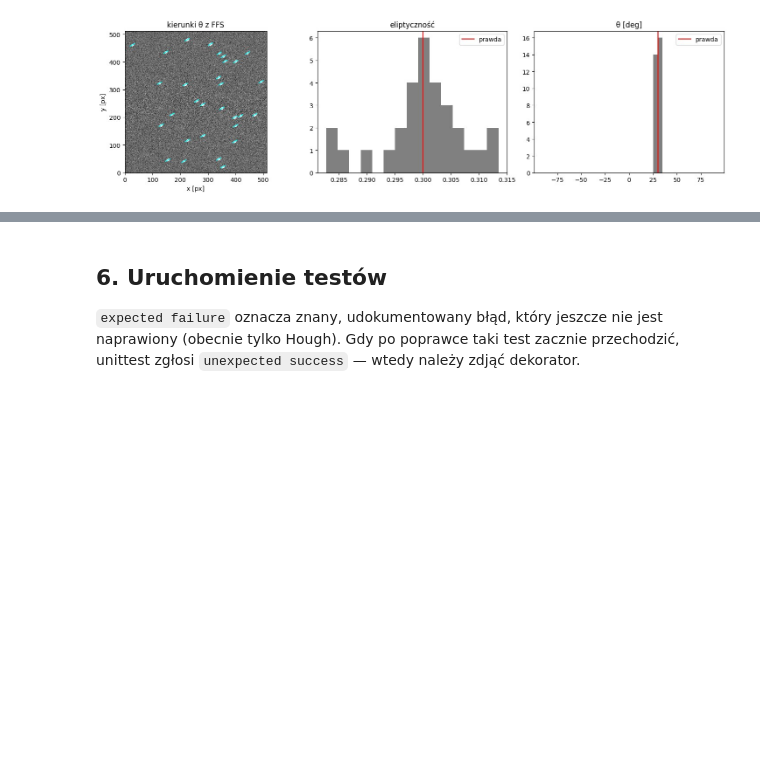
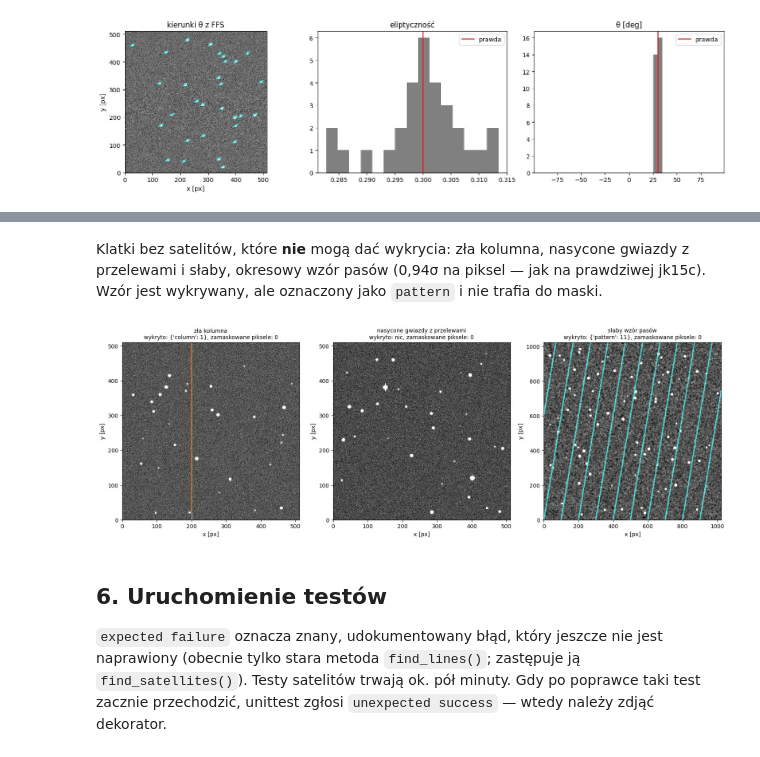
Before and after one commit to araucaria-project/pyaraucaria, a Jupyter notebook: examples/ffs_tests.ipynb, the cells around one changed output, grey strips where cells are left out. Saved outputs shown, nothing was run; the diff lists cells and outputs as text; code cells hidden in the pictures; blank space fills up the shorter version.

```diff
--- a/examples/ffs_tests.ipynb
+++ b/examples/ffs_tests.ipynb
@@ -176,8 +251,36 @@ plt.tight_layout()
+# %% [markdown]
+Klatki bez satelitów, które **nie** mogą dać wykrycia: zła kolumna, nasycone gwiazdy z
+przelewami i słaby, okresowy wzór pasów (0,94σ na piksel — jak na prawdziwej jk15c).
+Wzór jest wykrywany, ale oznaczony jako `pattern` i nie trafia do maski.
+# %%
+negatives = {
+    "zła kolumna": (mk(stars=sf(n=30, seed=25), sky=1000, seed=26,
+                       bad_columns=[dict(x=200, kind="hot", value=300.0)]), None, (512, 512)),
+    "nasycone gwiazdy z przelewami": (mk(stars=sf(n=30, seed=27) + [dict(x=150.3, y=380.7, flux=5e6),
+                                                                     dict(x=400.6, y=120.2, flux=4e6)],
+                                         sky=1000, saturation=45000, seed=28), 45000, (512, 512)),
+    "słaby wzór pasów": (mk(shape=(1024, 1024), stars=sf(n=80, shape=(1024, 1024), seed=33), sky=1000, seed=34,
+                            lines=[trail(-200 + 100 * i, 0, -30 + 100 * i, 1023, 30.0, width=4.0)
+                                   for i in range(12)]), None, (1024, 1024)),
+}
+fig, axes = plt.subplots(1, 3, figsize=(16, 5.5))
+for ax, (name, (frame, saturation, shape)) in zip(axes, negatives.items()):
+    table, mask = find_satellites(frame.image, saturation=saturation)
+    show(gaussian_filter(frame.image.astype(float), 2) if name == "słaby wzór pasów" else frame.image, ax)
+    for r in table:
+        ax.plot([r["x0"], r["x1"]], [r["y0"], r["y1"]], color=KIND_COLORS[r["kind"]], lw=1.2)
+    kinds = dict(Counter(table["kind"]))
+    ax.set_title(f"{name}\nwykryto: {kinds or 'nic'}, zamaskowane piksele: {mask.sum()}", fontsize=10)
+    ax.set_xlim(0, shape[1] - 1); ax.set_ylim(0, shape[0] - 1)
+plt.tight_layout()
+# %% [output]
+[figure, added]
 # %% [markdown]
 ## 6. Uruchomienie testów
 
 `expected failure` oznacza znany, udokumentowany błąd, który jeszcze nie jest naprawiony
-(obecnie tylko Hough). Gdy po poprawce taki test zacznie przechodzić, unittest zgłosi
+(obecnie tylko stara metoda `find_lines()`; zastępuje ją `find_satellites()`). Testy satelitów
+trwają ok. pół minuty. Gdy po poprawce taki test zacznie przechodzić, unittest zgłosi
 `unexpected success` — wtedy należy zdjąć dekorator.
 # %%
 import unittest
```
Also changed, not shown: parts of 10 cells of this notebook, 9 other files.
